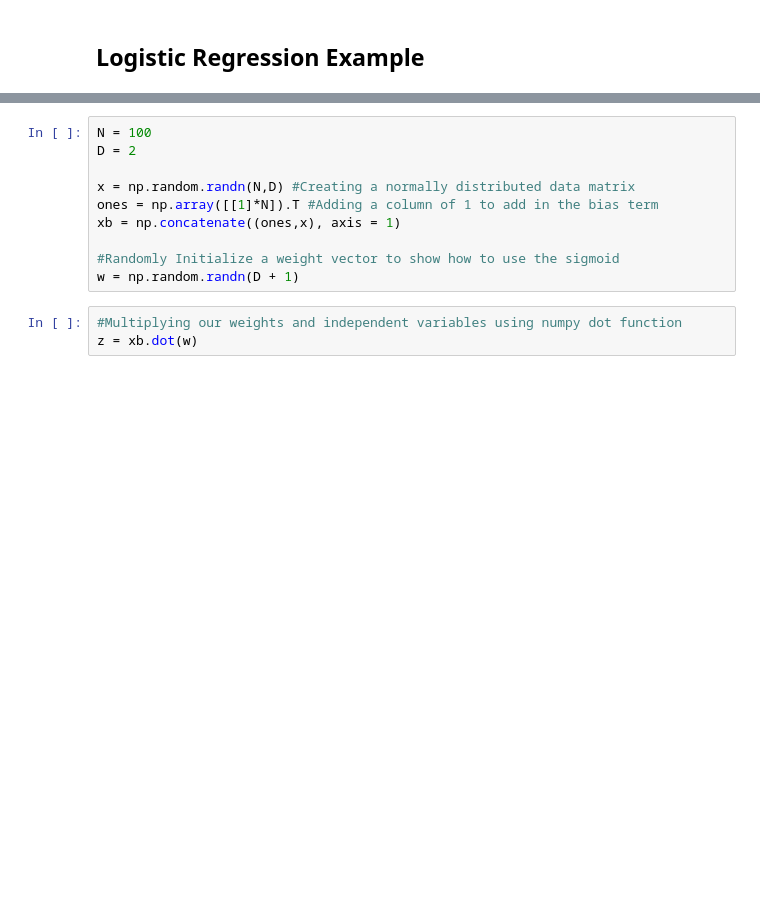
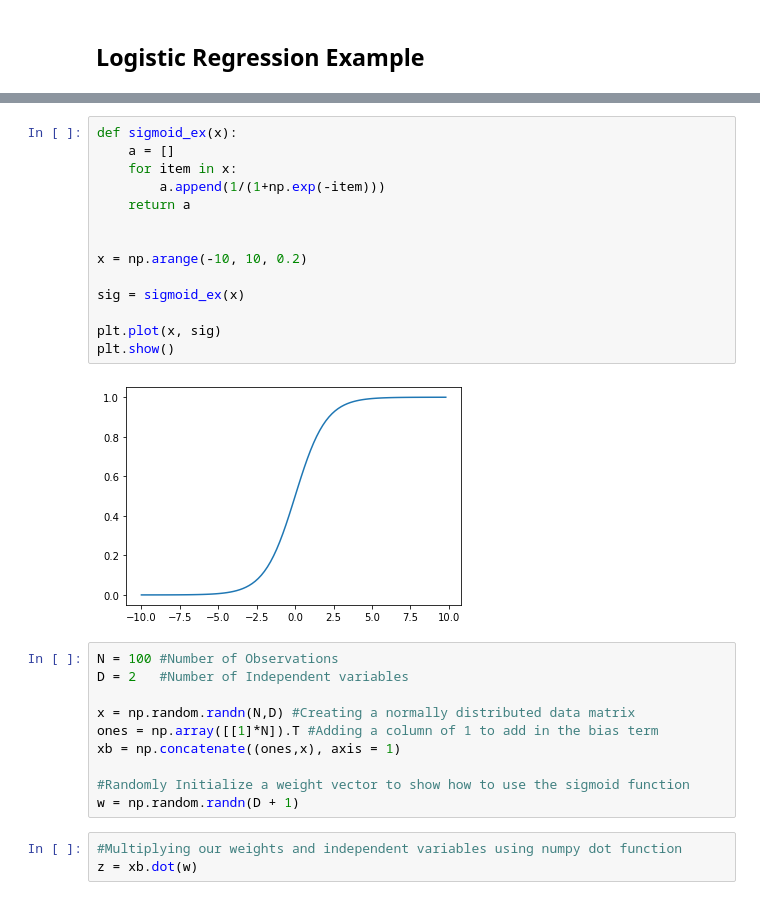
Before and after one commit to xavierharmon/Analytics, a Jupyter notebook: Logistic Regression.ipynb, the cells around one changed output, grey strips where cells are left out. Cells and saved outputs as stored; diff of their text form; blank space fills up the shorter version.

Commit message:
adding more details to sigmoid function

```diff
--- a/Logistic Regression.ipynb
+++ b/Logistic Regression.ipynb
@@ -40,12 +57,28 @@ data.head()
+# %%
+def sigmoid_ex(x):
+    a = []
+    for item in x:
+        a.append(1/(1+np.exp(-item)))
+    return a
+
+
+x = np.arange(-10, 10, 0.2)
+
+sig = sigmoid_ex(x)
+
+plt.plot(x, sig)
+plt.show()
+# %% [output]
+[figure, added]
 # %%
-N = 100
-D = 2
+N = 100 #Number of Observations
+D = 2   #Number of Independent variables
 
 x = np.random.randn(N,D) #Creating a normally distributed data matrix
 ones = np.array([[1]*N]).T #Adding a column of 1 to add in the bias term
 xb = np.concatenate((ones,x), axis = 1)
 
-#Randomly Initialize a weight vector to show how to use the sigmoid
+#Randomly Initialize a weight vector to show how to use the sigmoid function
 w = np.random.randn(D + 1)
 # %%
 #Multiplying our weights and independent variables using numpy dot function
```
Also changed, not shown: parts of 17 cells of this notebook.
